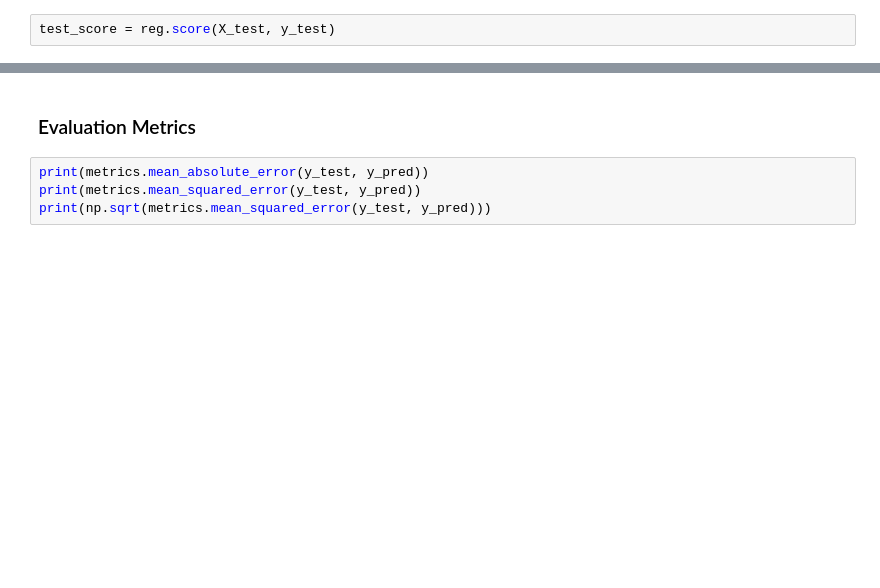
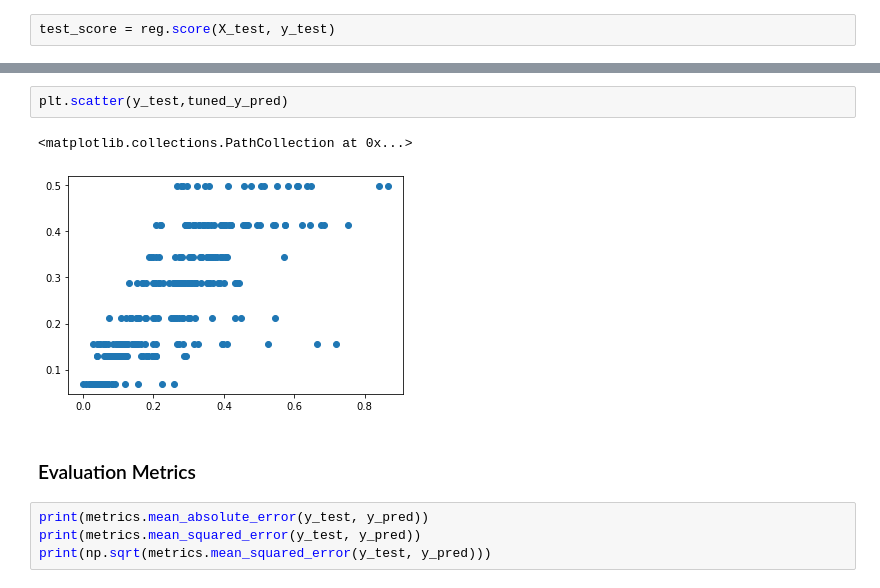
Before and after one commit to syedirfanx/revenue-forecasting, a Jupyter notebook: regression.ipynb, the cells around one changed output, grey strips where cells are left out. Cells and saved outputs as stored; diff of their text form; blank space fills up the shorter version.

```diff
--- a/regression.ipynb
+++ b/regression.ipynb
@@ -217,3 +339,8 @@ test_score
+# %%
+plt.scatter(y_test,tuned_y_pred)
+# %% [output]
+<matplotlib.collections.PathCollection at 0x...>
+[figure, added]
 # %% [markdown]
 ### Evaluation Metrics
 # %%
```
Also changed, not shown: parts of 37 cells of this notebook.
